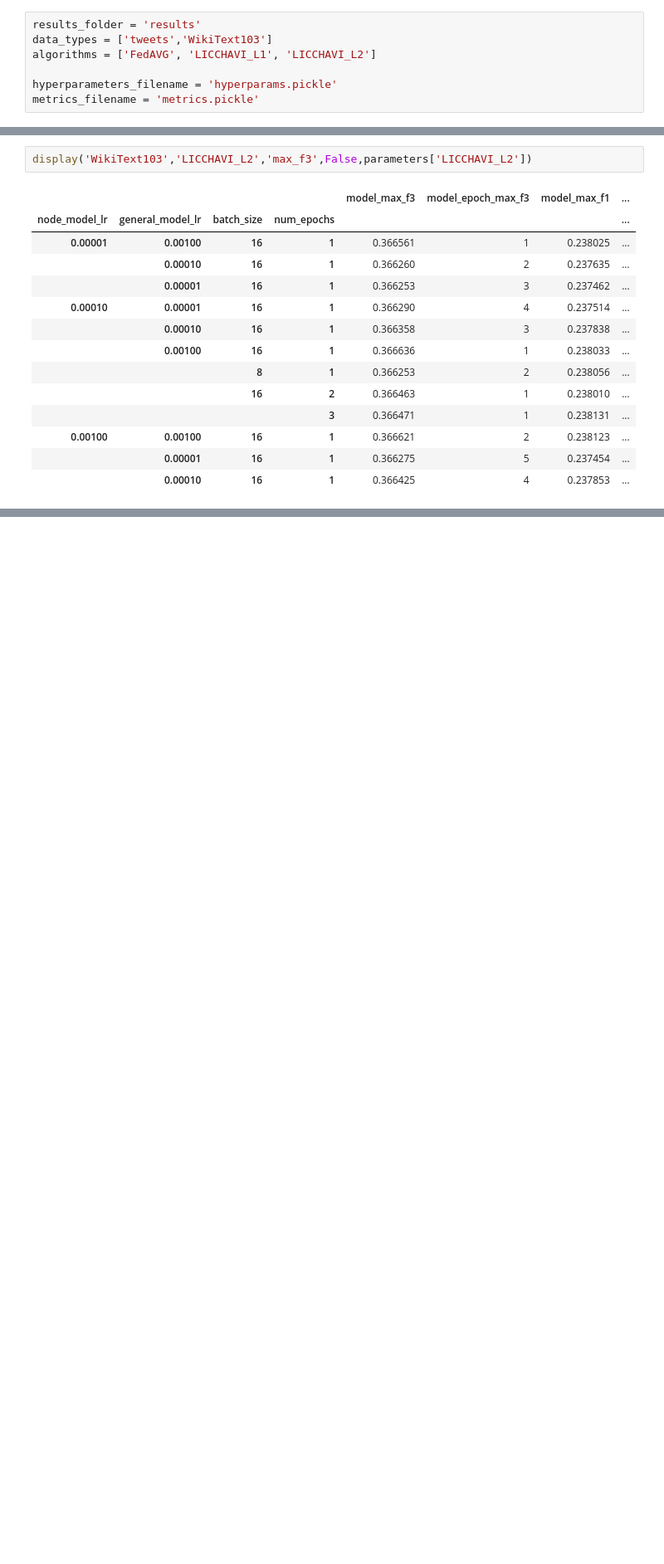
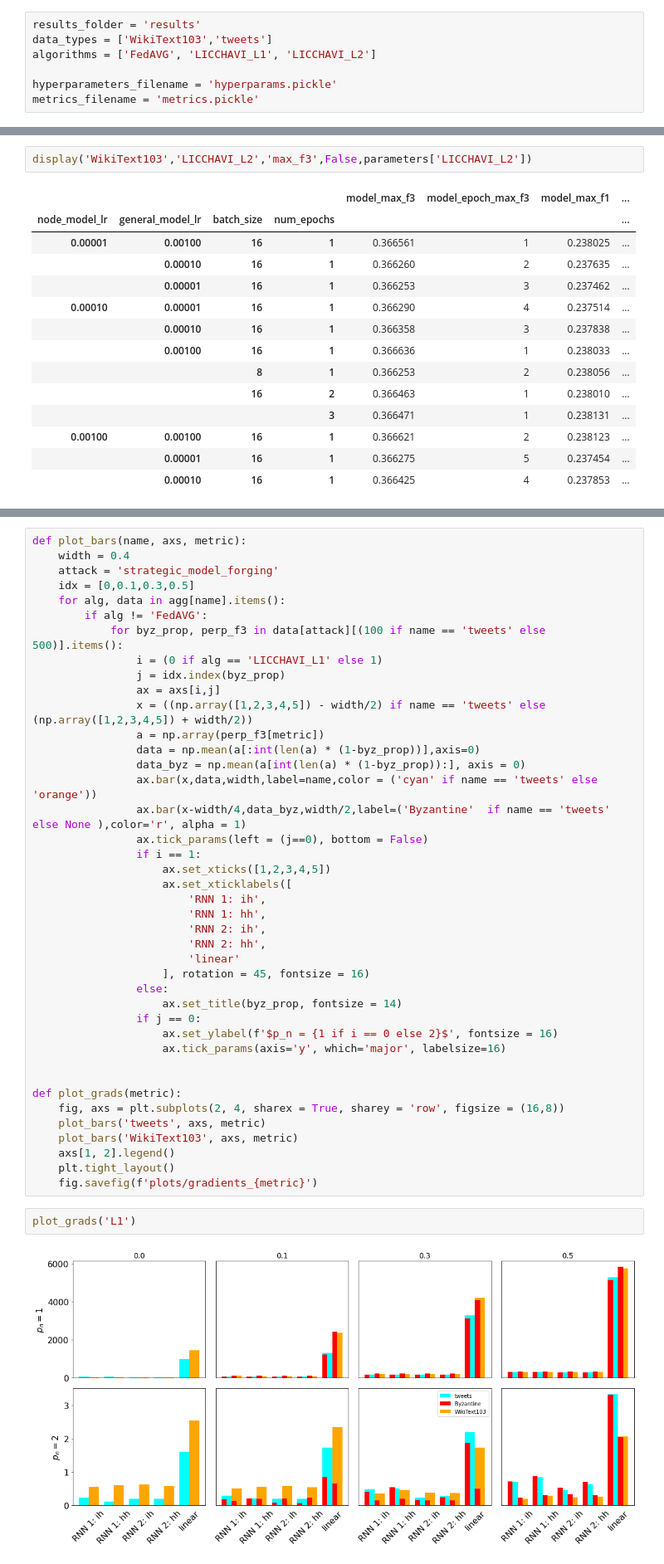
Before and after one commit to LeoSerena/LicchaviByzantineResilience, a Jupyter notebook: results_summary.ipynb, the cells around one changed output, grey strips where cells are left out. Shown at 83% size. Saved outputs shown, nothing was run; the diff lists cells and outputs as text; blank space fills up the shorter version.

```diff
--- a/results_summary.ipynb
+++ b/results_summary.ipynb
@@ -8,7 +8,7 @@ import matplotlib.pyplot as plt
 import seaborn
 # %%
 results_folder = 'results'
-data_types = ['tweets','WikiText103']
+data_types = ['WikiText103','tweets']
 algorithms = ['FedAVG', 'LICCHAVI_L1', 'LICCHAVI_L2']
 
 hyperparameters_filename = 'hyperparams.pickle'
@@ -537,0 +478,45 @@ plot_gradients('tweets')
+# %%
+def plot_bars(name, axs, metric):
+    width = 0.4
+    attack = 'strategic_model_forging'
+    idx = [0,0.1,0.3,0.5]
+    for alg, data in agg[name].items():
+        if alg != 'FedAVG':
+            for byz_prop, perp_f3 in data[attack][(100 if name == 'tweets' else 500)].items():
+                i = (0 if alg == 'LICCHAVI_L1' else 1)
+                j = idx.index(byz_prop)
+                ax = axs[i,j]
+                x = ((np.array([1,2,3,4,5]) - width/2) if name == 'tweets' else (np.array([1,2,3,4,5]) + width/2))
+                a = np.array(perp_f3[metric])
+                data = np.mean(a[:int(len(a) * (1-byz_prop))],axis=0)
+                data_byz = np.mean(a[int(len(a) * (1-byz_prop)):], axis = 0)
+                ax.bar(x,data,width,label=name,color = ('cyan' if name == 'tweets' else 'orange'))
+                ax.bar(x-width/4,data_byz,width/2,label=('Byzantine'  if name == 'tweets' else None ),color='r', alpha = 1)
+                ax.tick_params(left = (j==0), bottom = False)
+                if i == 1:
+                    ax.set_xticks([1,2,3,4,5])
+                    ax.set_xticklabels([
+                        'RNN 1: ih',
+                        'RNN 1: hh',
+                        'RNN 2: ih',
+                        'RNN 2: hh',
+                        'linear'
+                    ], rotation = 45, fontsize = 16)
+                else:
+                    ax.set_title(byz_prop, fontsize = 14)
+                if j == 0:
+                    ax.set_ylabel(f'$p_n = {1 if i == 0 else 2}$', fontsize = 16)
+                    ax.tick_params(axis='y', which='major', labelsize=16)
+
+
+def plot_grads(metric):
+    fig, axs = plt.subplots(2, 4, sharex = True, sharey = 'row', figsize = (16,8))
+    plot_bars('tweets', axs, metric)
+    plot_bars('WikiText103', axs, metric)
+    axs[1, 2].legend()
+    plt.tight_layout()
+    fig.savefig(f'plots/gradients_{metric}')
+# %%
+plot_grads('L1')
+# %% [output]
+[figure, added]
```
Also changed, not shown: parts of 26 cells of this notebook, 15 other files.
